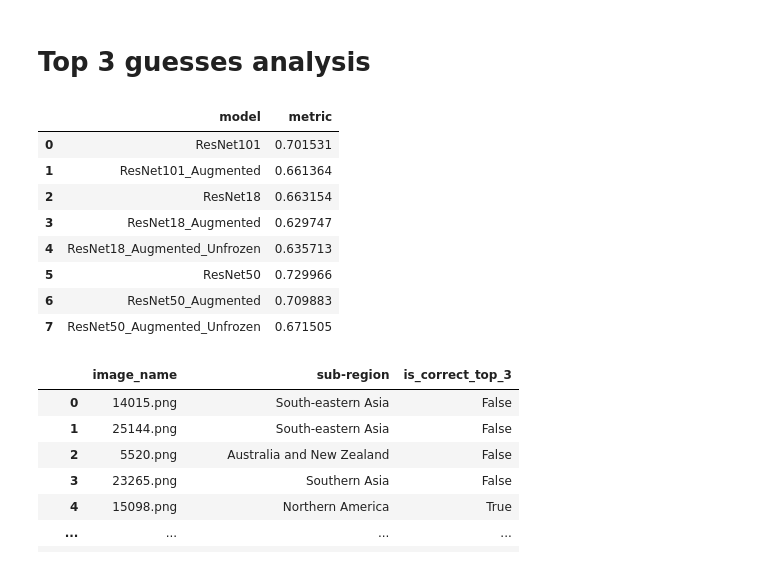
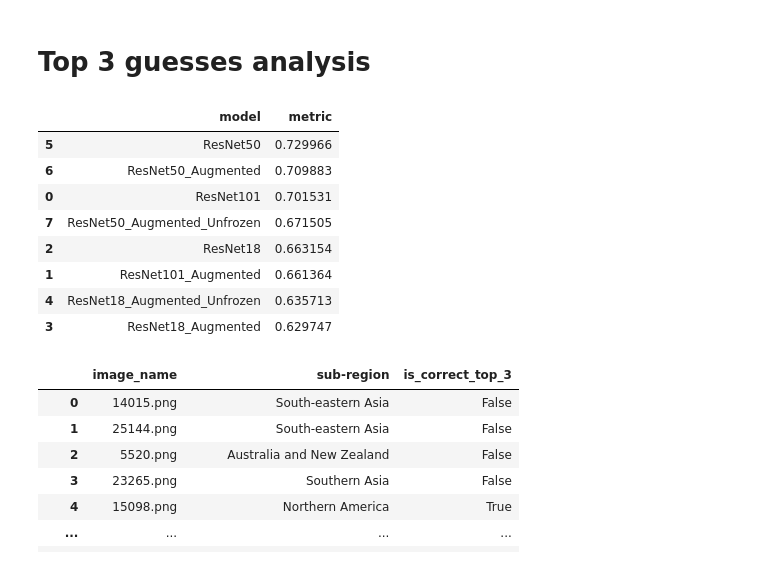
Before and after one commit to RiVuss/GeolocationGuesserAI, a Jupyter notebook: 5_analysis.ipynb, the cells around one changed output. Saved outputs shown, nothing was run; the diff lists cells and outputs as text; code cells hidden in the pictures.

```diff
--- a/5_analysis.ipynb
+++ b/5_analysis.ipynb
@@ -660,42 +660,42 @@ for model_name in os.listdir(models_path):
                 'image_name': df2['image_name'],
                 'sub_region': df2['sub-region'],
                 'value_list': df2[prob_columns].values.tolist()
             })
 
             # Apply the function to calculate top N indices
             df_result['top_n_indices'] = df_result['value_list'].apply(lambda x: get_top_n_indices(x, n))
 
             # Map indices to sub-region names
             df_result['top_n_regions'] = df_result['top_n_indices'].apply(map_indices_to_sub_regions)
 
             # Check if the correct region is in the top N
             df_result['is_correct'] = df_result.apply(lambda row: row['sub_region'] in row['top_n_regions'], axis=1)
 
             # Calculate the metric: true / total
             true_count = df_result['is_correct'].sum()
             total_count = len(df_result)
             metric = true_count / total_count
 
             # Store the result
             metrics.append({'model': model_name, 'metric': metric})
         except Exception as e:
             print(f"Error processing {model_name}: {e}")
             continue
 
 # Convert results to a DataFrame and display
-metrics_df = pd.DataFrame(metrics)
+metrics_df = pd.DataFrame(metrics).sort_values('metric', ascending=False)
 
 metrics_df
 # %% [output]
 |  | model | metric |
-| 0 | ResNet101 | 0.701531 |
-| 1 | ResNet101_Augmented | 0.661364 |
-| 2 | ResNet18 | 0.663154 |
-| 3 | ResNet18_Augmented | 0.629747 |
-| 4 | ResNet18_Augmented_Unfrozen | 0.635713 |
 | 5 | ResNet50 | 0.729966 |
 | 6 | ResNet50_Augmented | 0.709883 |
+| 0 | ResNet101 | 0.701531 |
 | 7 | ResNet50_Augmented_Unfrozen | 0.671505 |
+| 2 | ResNet18 | 0.663154 |
+| 1 | ResNet101_Augmented | 0.661364 |
+| 4 | ResNet18_Augmented_Unfrozen | 0.635713 |
+| 3 | ResNet18_Augmented | 0.629747 |
 # %%
 df_preds = pd.read_csv('models/ResNet50/test_predictions.csv')
 prob_columns = [
```
